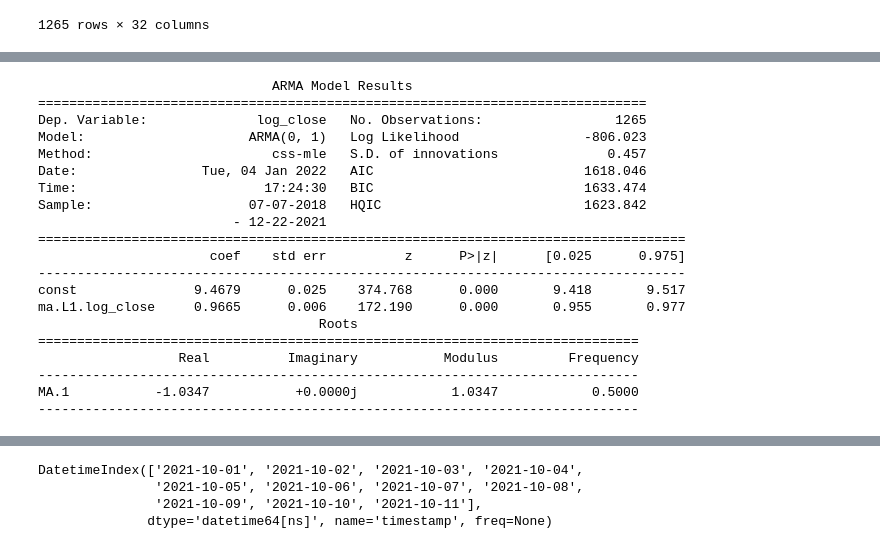
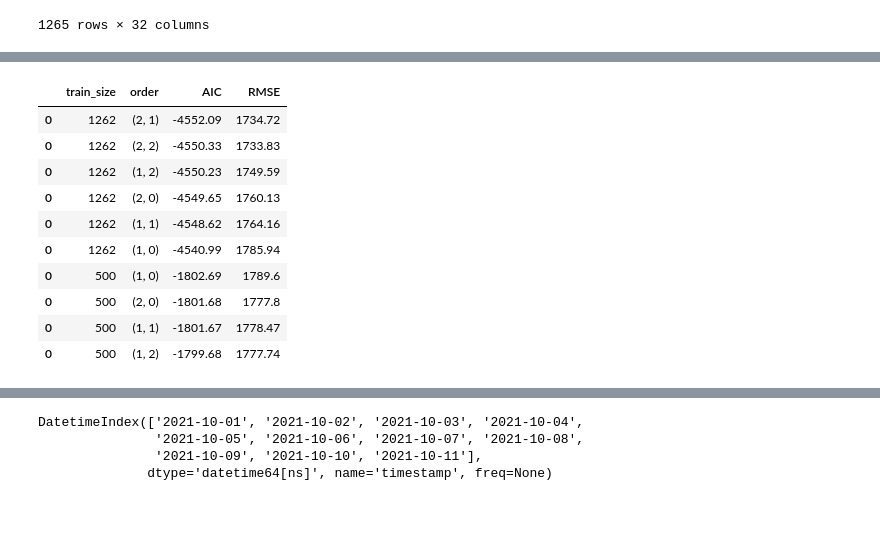
Before and after one commit to tjbray20/Cryptocurrency_Time_Series, a Jupyter notebook: TJNotebook.ipynb, the cells around one changed output, grey strips where cells are left out. Cells and saved outputs as stored; diff of their text form; code cells hidden in the pictures; blank space fills up the shorter version.

```diff
--- a/TJNotebook.ipynb
+++ b/TJNotebook.ipynb
@@ -271,39 +229,48 @@ AR.1            1.0009           +0.0000j            1.0009            0.0000
-# %%
-mod2_arma = ARMA(x, order=(0,1))
-res2_arma = mod2_arma.fit()
-print(res2_arma.summary())
-# %% [output]
-                              ARMA Model Results
-==============================================================================
-Dep. Variable:              log_close   No. Observations:                 1265
-Model:                     ARMA(0, 1)   Log Likelihood                -806.023
-Method:                       css-mle   S.D. of innovations              0.457
-Date:                Tue, 04 Jan 2022   AIC                           1618.046
-Time:                        17:24:30   BIC                           1633.474
-Sample:                    07-07-2018   HQIC                          1623.842
-                         - 12-22-2021
-===================================================================================
-                      coef    std err          z      P>|z|      [0.025      0.975]
------------------------------------------------------------------------------------
-const               9.4679      0.025    374.768      0.000       9.418       9.517
-ma.L1.log_close     0.9665      0.006    172.190      0.000       0.955       0.977
-                                    Roots
-=============================================================================
-                  Real          Imaginary           Modulus         Frequency
------------------------------------------------------------------------------
-MA.1           -1.0347           +0.0000j            1.0347            0.5000
------------------------------------------------------------------------------
 # %%
 #p: The number of lag observations included in the model, also called the lag order.
 #d: The number of times that the raw observations are differenced, also called the degree of differencing.
 #q: The size of the moving average window, also called the order of moving average.
-# %%
-test_size = 3
-
-x = daily.drop('log_close', axis = 1)
-x_train = x.head(len(x) - test_size)
-x_test = x.tail(test_size)
-
-y = daily['log_close']
-y_train = y.head(len(y) - test_size)
-y_test = y.tail(test_size)
+# %%
+def ARMA_model(df, test_size = 3):
+
+    x = daily.drop('log_close', axis = 1)
+    x_train = x.head(len(x) - test_size)
+    x_test = x.tail(test_size)
+
+    y = daily['log_close']
+    y_train = y.head(len(y) - test_size)
+    y_test = y.tail(test_size)
+
+    train_size = [len(y_train),500,250,100,50]
+
+    aic_scores = []
+
+    for p in range(0,3):
+        for d in range(0,3):
+            for size in train_size:
+                model = ARMA(endog = y_train.tail(size), order =(p,d))
+                fitmodel = model.fit()
+                y_preds = fitmodel.forecast(test_size)
+                rmse = np.sqrt(mean_squared_error(np.exp(y_test),np.exp(y_preds[0])))
+                aic_scores.append(pd.DataFrame([size, (p,d), fitmodel.aic, rmse]).T)
+
+    ARIMA_df = pd.concat(aic_scores, axis = 0)
+    ARIMA_df.set_axis(['train_size', 'order', 'AIC', 'RMSE'], axis = 1, inplace = True)
+
+    return ARIMA_df
+# %%
+arma = ARMA_model(daily)
+# %%
+arma.sort_values('AIC').head(10)
+# %% [output]
+|  | train_size | order | AIC | RMSE |
+| 0 | 1262 | (2, 1) | -4552.09 | 1734.72 |
+| 0 | 1262 | (2, 2) | -4550.33 | 1733.83 |
+| 0 | 1262 | (1, 2) | -4550.23 | 1749.59 |
+| 0 | 1262 | (2, 0) | -4549.65 | 1760.13 |
+| 0 | 1262 | (1, 1) | -4548.62 | 1764.16 |
+| 0 | 1262 | (1, 0) | -4540.99 | 1785.94 |
+| 0 | 500 | (1, 0) | -1802.69 | 1789.6 |
+| 0 | 500 | (2, 0) | -1801.68 | 1777.8 |
+| 0 | 500 | (1, 1) | -1801.67 | 1778.47 |
+| 0 | 500 | (1, 2) | -1799.68 | 1777.74 |
```
Also changed, not shown: parts of 12 cells of this notebook.
